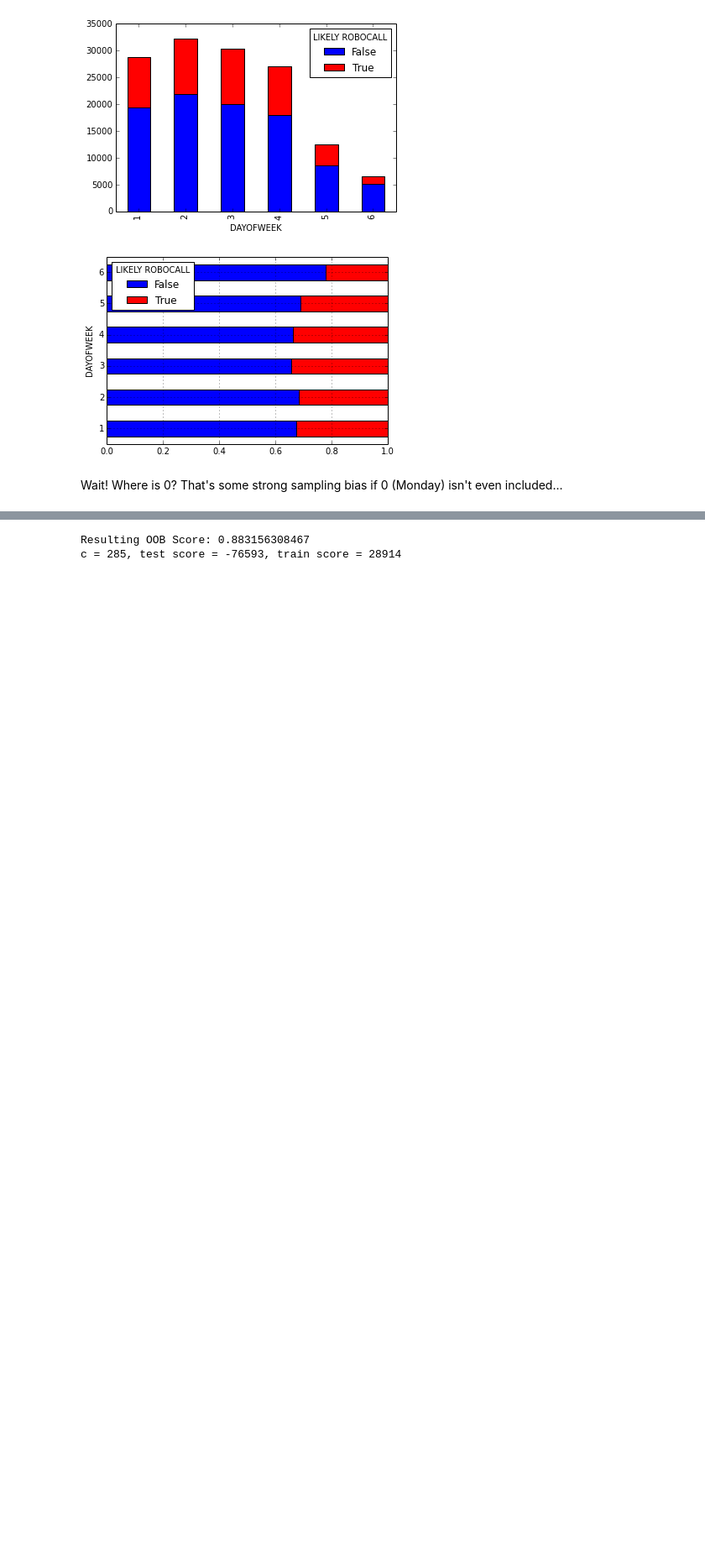
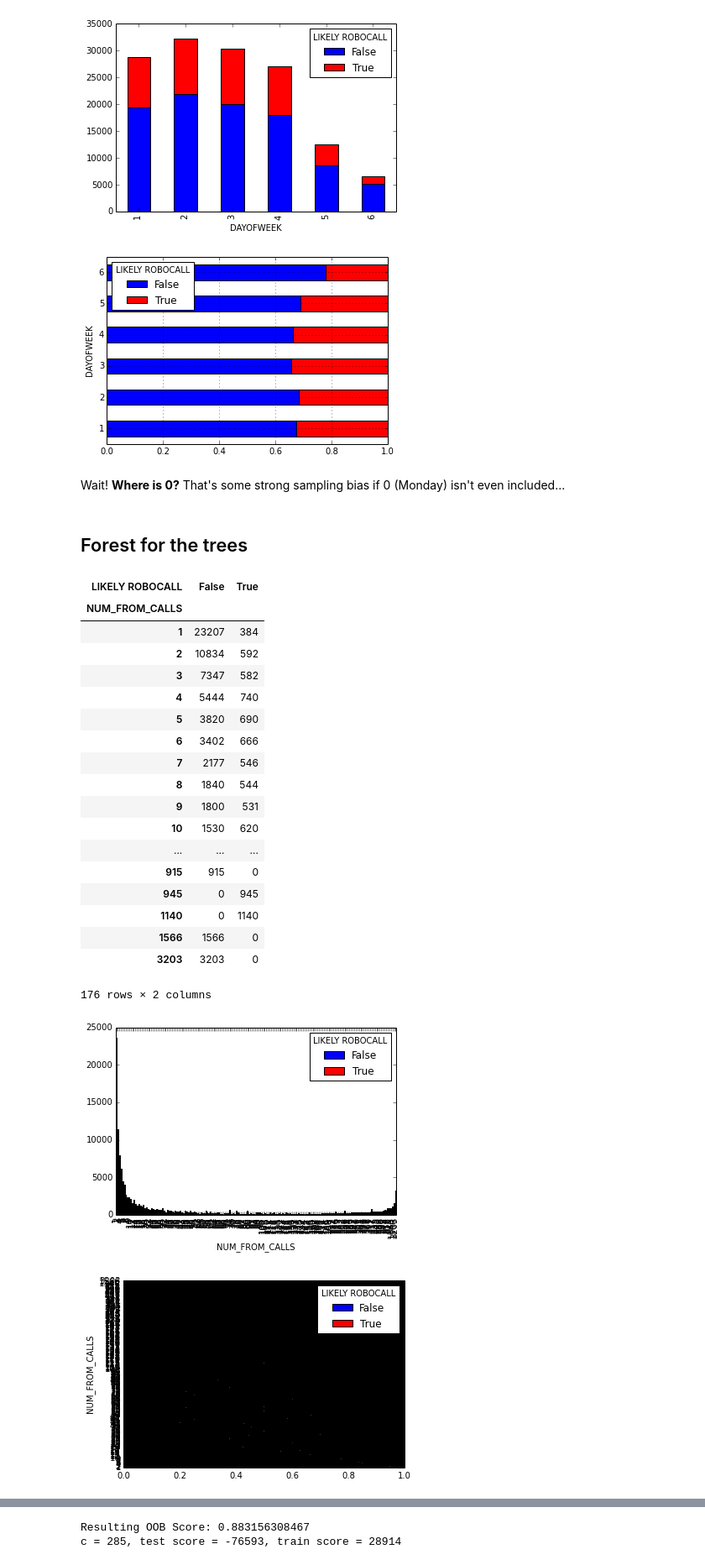
Before and after one commit to rgbkrk/rachel, a Jupyter notebook: Rachel the Robo Caller.ipynb, the cells around one changed output, grey strips where cells are left out. Shown at 84% size. Drawn from its saved outputs; the diff is of its cells as text; code cells hidden in the pictures; blank space fills up the shorter version.

Commit message:
NUM FROM CALLS feature

```diff
--- a/Rachel the Robo Caller.ipynb
+++ b/Rachel the Robo Caller.ipynb
@@ -498,8 +499,7 @@ explore_feature(labeled_data, "INTERVAL")
 # %% [markdown]
 Minutes probably need to be paired up with hour
 # %%
-import math
-labeled_data["TIMECHUNK"] = labeled_data["DATE/TIME"].apply(lambda x: x.hour + math.floor(4*(x.minute/60.0))/4)
+labeled_data["TIMECHUNK"] = labeled_data["DATE/TIME"].apply(lambda x: x.hour + np.floor(4*(x.minute/60.0))/4)
 # %%
 explore_feature(labeled_data, "TIMECHUNK")
 # %% [output]
@@ -540,4 +542,6 @@ explore_feature(labeled_data, "DAYOFWEEK")
 [figure]
 [figure]
 # %% [markdown]
-Wait! Where is 0? That's some strong sampling bias if 0 (Monday) isn't even included...
+Wait! **Where is 0?** That's some strong sampling bias if 0 (Monday) isn't even included...
+# %% [markdown]
+## Forest for the trees
@@ -543,0 +562,24 @@ Wait! Where is 0? That's some strong sampling bias if 0 (Monday) isn't even incl
+# %%
+explore_feature(labeled_data, "NUM_FROM_CALLS")
+# %% [output]
+| LIKELY ROBOCALL | False | True |
+| NUM_FROM_CALLS |  |  |
+| 1 | 23207 | 384 |
+| 2 | 10834 | 592 |
+| 3 | 7347 | 582 |
+| 4 | 5444 | 740 |
+| 5 | 3820 | 690 |
+| 6 | 3402 | 666 |
+| 7 | 2177 | 546 |
+| 8 | 1840 | 544 |
+| 9 | 1800 | 531 |
+| 10 | 1530 | 620 |
+| ... | ... | ... |
+| 915 | 915 | 0 |
+| 945 | 0 | 945 |
+| 1140 | 0 | 1140 |
+| 1566 | 1566 | 0 |
+| 3203 | 3203 | 0 |
+176 rows × 2 columns
+[figure, added]
+[figure, added]
```
Also changed, not shown: parts of 13 cells of this notebook.
